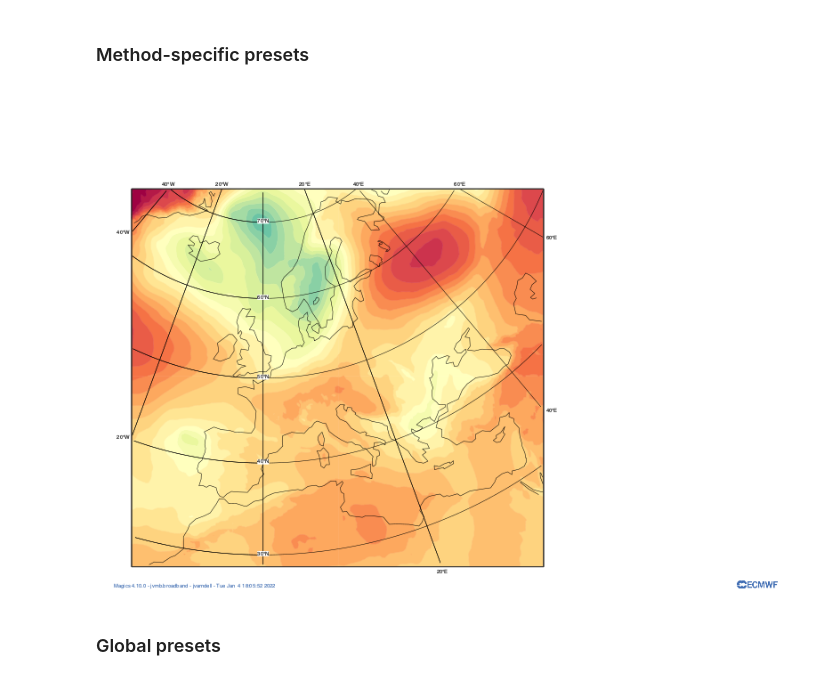
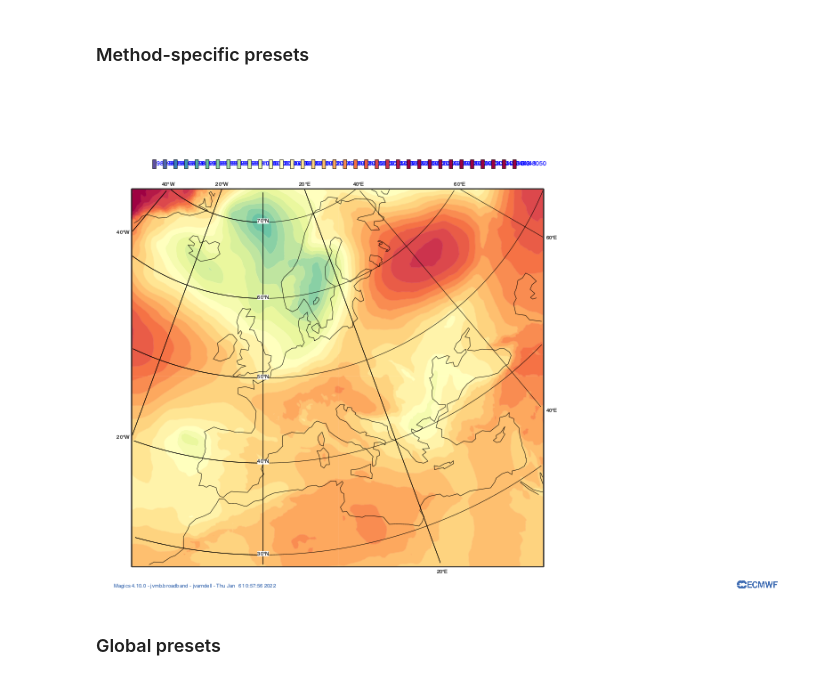
Before and after one commit to ecmwf/magpye, a Jupyter notebook: notebooks/demo.ipynb, the cells around one changed output. Saved outputs shown, nothing was run; the diff lists cells and outputs as text; code cells hidden in the pictures.

```diff
--- a/notebooks/demo.ipynb
+++ b/notebooks/demo.ipynb
@@ -62,17 +59,17 @@ geomap.show()
 # %% [markdown]
 ### Method-specific presets
 # %%
-geomap = GeoMap(area_name="europe")
+geomap = GeoMap(area_name='europe')
 
 # GeoMap methods can take a 'preset' argument, which automatically
 # populates certain arguments with pre-defined values for convenience
-geomap.shaded_contours(HRES_MSL, preset="demo")
-geomap.coastlines(preset="default")
-geomap.gridlines(preset="default")
+geomap.shaded_contours(HRES_MSL, preset='demo', legend=True)
+geomap.coastlines(preset='default')
+geomap.gridlines(preset='default')
 
 geomap.show()
 # %% [output]
-[figure, old version]
+[figure, new version]
 # %% [markdown]
 ### Global presets
 # %%
```
Also changed, not shown: parts of 2 cells of this notebook, 4 other files.
